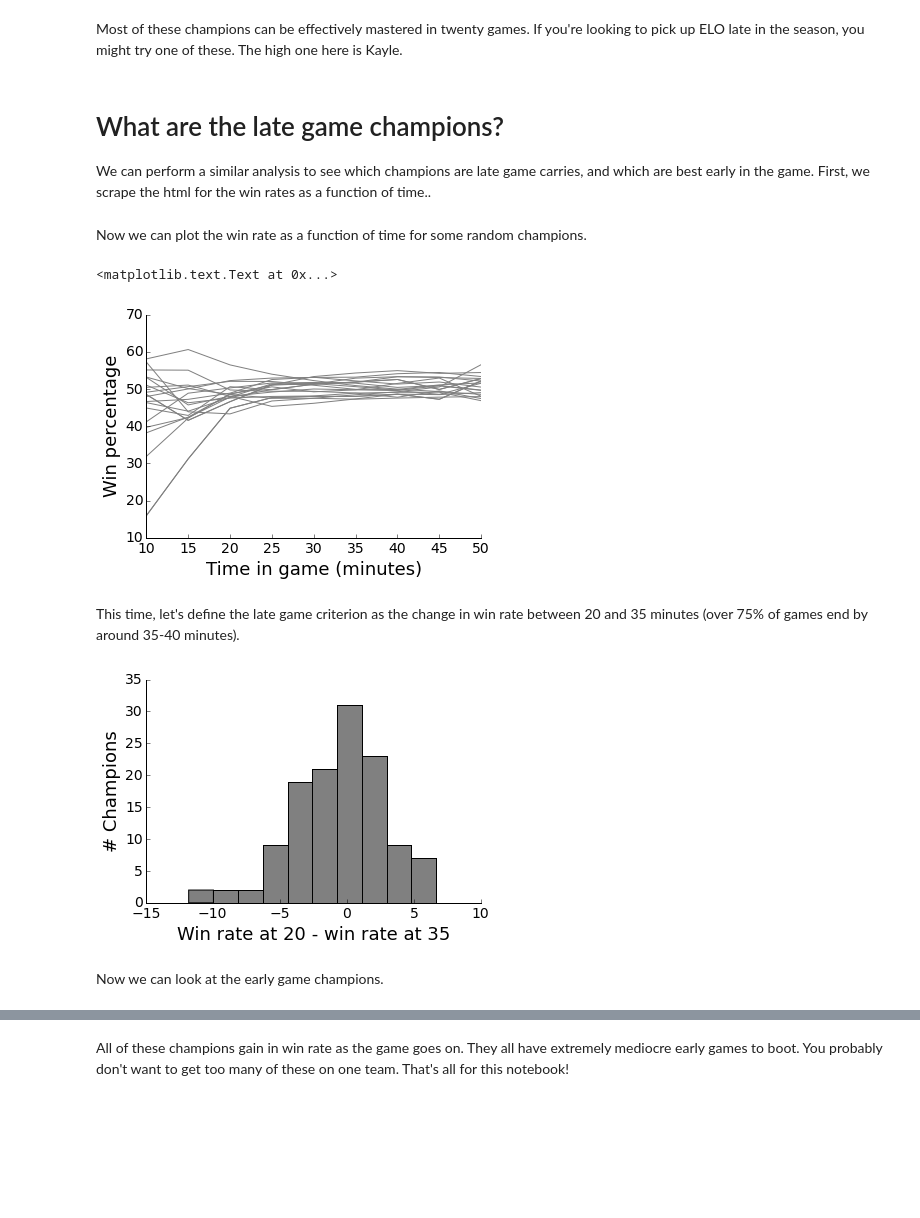
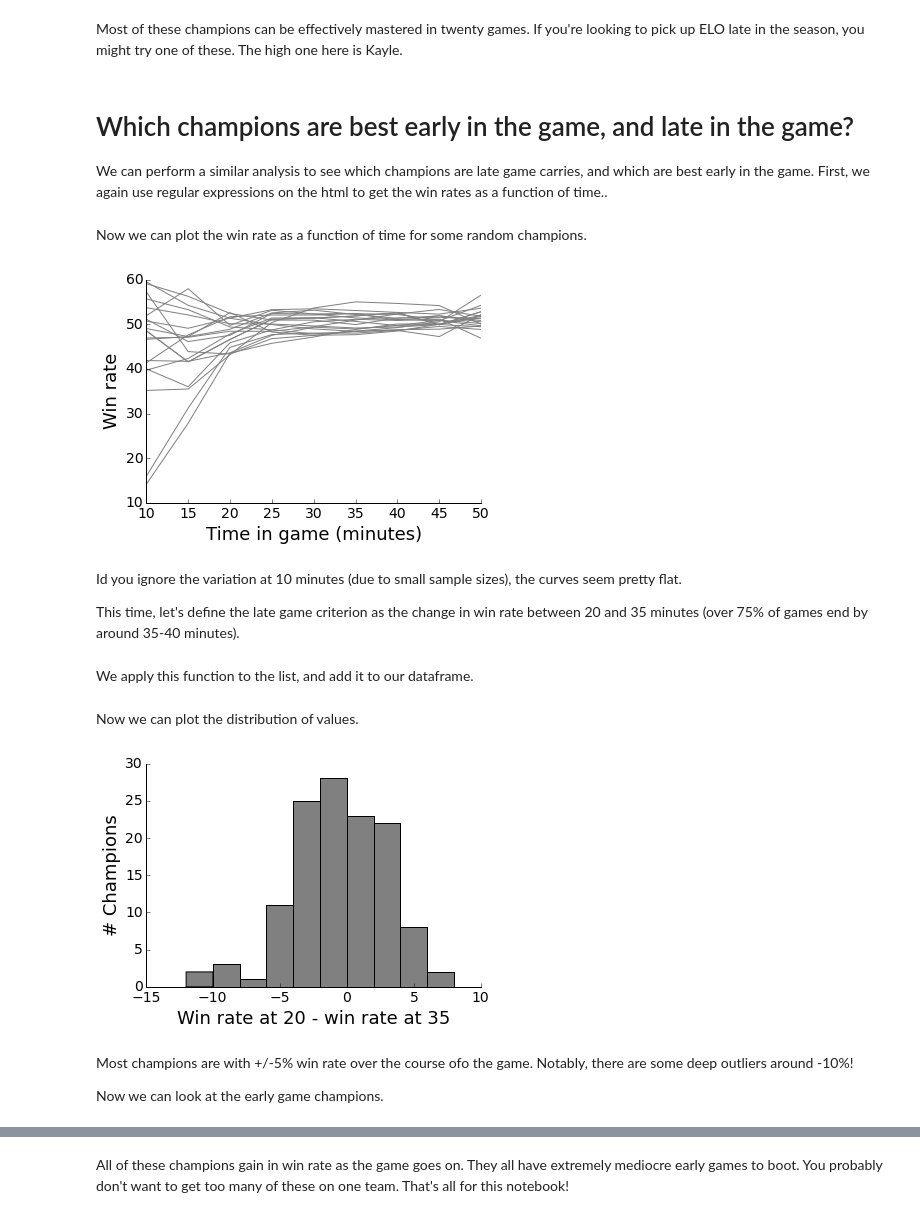
Before and after one commit to map222/lolML, a Jupyter notebook: notebooks/Champion skill.ipynb, the cells around one changed output, grey strips where cells are left out. Drawn from its saved outputs; the diff is of its cells as text; code cells hidden in the pictures; blank space fills up the shorter version.

```diff
--- a/notebooks/Champion skill.ipynb
+++ b/notebooks/Champion skill.ipynb
@@ -33,7 +37,7 @@ To save time (and League of Graph's bandwidth), you can save the html to your co
 with open('champ_html.pickle', 'wb') as champ_pickle:
     pickle.dump(champ_html, champ_pickle)
 # %%
-with open('champ_html.pickle', 'rb') as champ_pickle:
+with open('../champ_html.pickle', 'rb') as champ_pickle:
     champ_html = pickle.load(champ_pickle)
 # %%
 del champ_html[49] # delete kindred
@@ -123,9 +135,9 @@ plot_wins_by_games(wins_by_games[low_skill_champs])
 # %% [markdown]
 Most of these champions can be effectively mastered in twenty games. If you're looking to pick up ELO late in the season, you might try one of these. The high one here is Kayle.
 # %% [markdown]
-# What are the late game champions?
+# Which champions are best early in the game, and late in the game?
 
-We can perform a similar analysis to see which champions are late game carries, and which are best early in the game. First, we scrape the html for the win rates as a function of time..
+We can perform a similar analysis to see which champions are late game carries, and which are best early in the game. First, we again use regular expressions on the html to get the win rates as a function of time..
 # %%
 def get_wins_by_time(html):
     wins_by_time_str = re.search('(?<=var d7 = ).*?]]', html).group(0)
@@ -136,14 +148,17 @@ wins_by_time =  np.array([get_wins_by_time(x.text) for x in champ_html])
 # %% [markdown]
 Now we can plot the win rate as a function of time for some random champions.
 # %%
-plot_wins_by_games( wins_by_time[np.random.randint(0, 125, 20)])
-plt.xlabel('Time in game (minutes)', fontsize = 18)
+plot_wins_by_index( wins_by_time[np.random.randint(0, 125, 20)])
+plt.xlabel('Time in game (minutes)', fontsize = 18);
 # %% [output]
-<matplotlib.text.Text at 0x...>
-[figure, old version]
+[figure, new version]
 # %% [markdown]
+Id you ignore the variation at 10 minutes (due to small sample sizes), the curves seem pretty flat.
+
 This time, let's define the late game criterion as the change in win rate between 20 and 35 minutes (over 75% of games end by around 35-40 minutes).
 # %%
 def get_time_delta(game):
     _, percent = zip(*game)
     return percent[2] - percent[5] # win rate at 20 vs win rate at 35
+# %% [markdown]
+We apply this function to the list, and add it to our dataframe.
@@ -150,14 +169,16 @@ def get_time_delta(game):
+# %% [markdown]
+Now we can plot the distribution of values.
 # %%
-time_deltas = [get_time_delta(x) for x in wins_by_time]
-time_deltas = np.array(time_deltas)
-plt.hist(time_deltas, bins=10, color = 'grey');
+plt.hist(time_deltas, bins=range(-12, 10, 2), color = 'grey');
 plt.xlabel('Win rate at 20 - win rate at 35', fontsize = 18)
 plt.ylabel('# Champions', fontsize = 18)
 lol_plt.prettify_axes(plt.gca())
 # %% [output]
-[figure, old version]
+[figure, new version]
-# %% [markdown]
-Now we can look at the early game champions.
+# %% [markdown]
+Most champions are with +/-5% win rate over the course ofo the game. Notably, there are some deep outliers around -10%!
+
+Now we can look at the early game champions.
 # %%
 early_champs = np.where(time_deltas >5)
 champ_list.iloc[early_champs]
```
Also changed, not shown: parts of 35 cells of this notebook.
